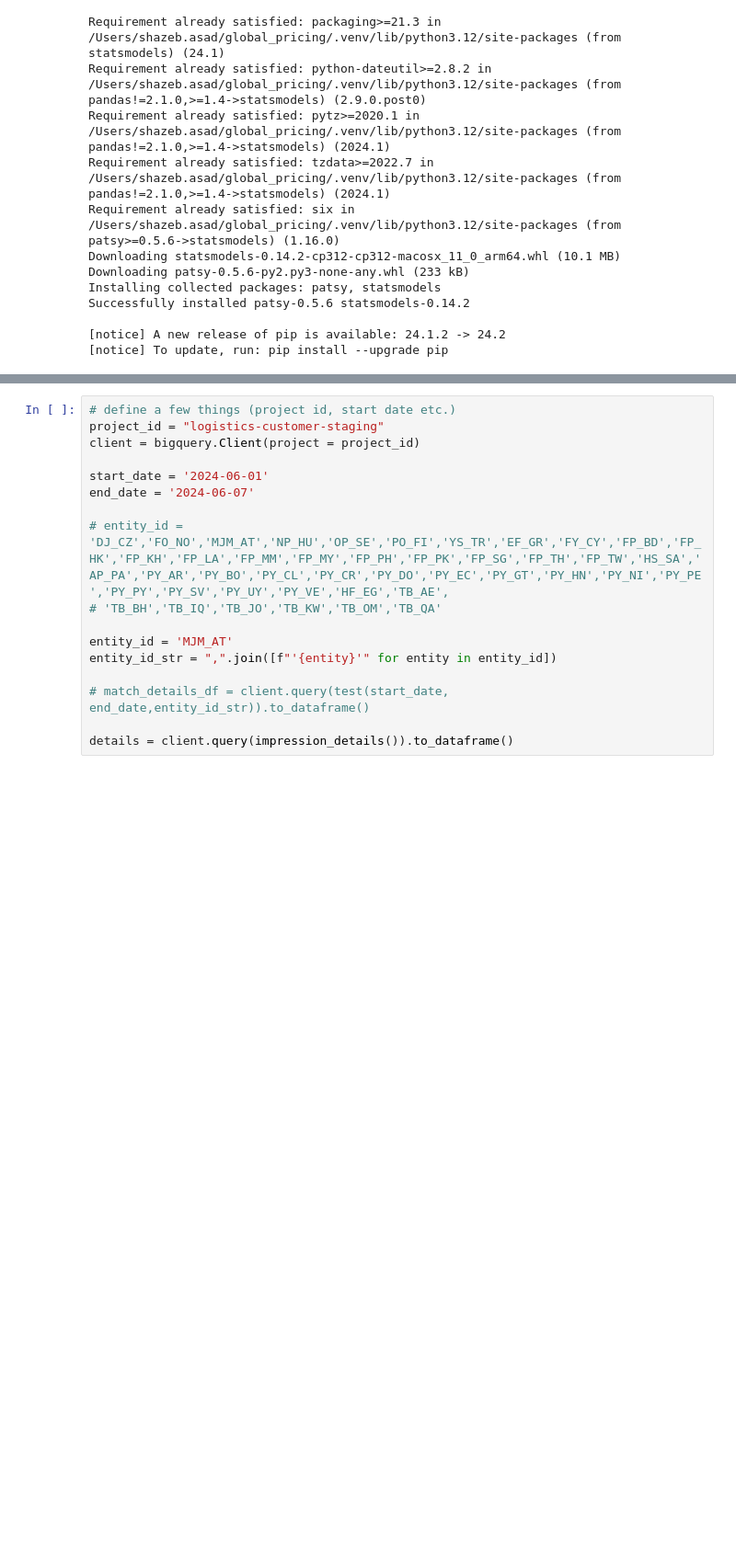
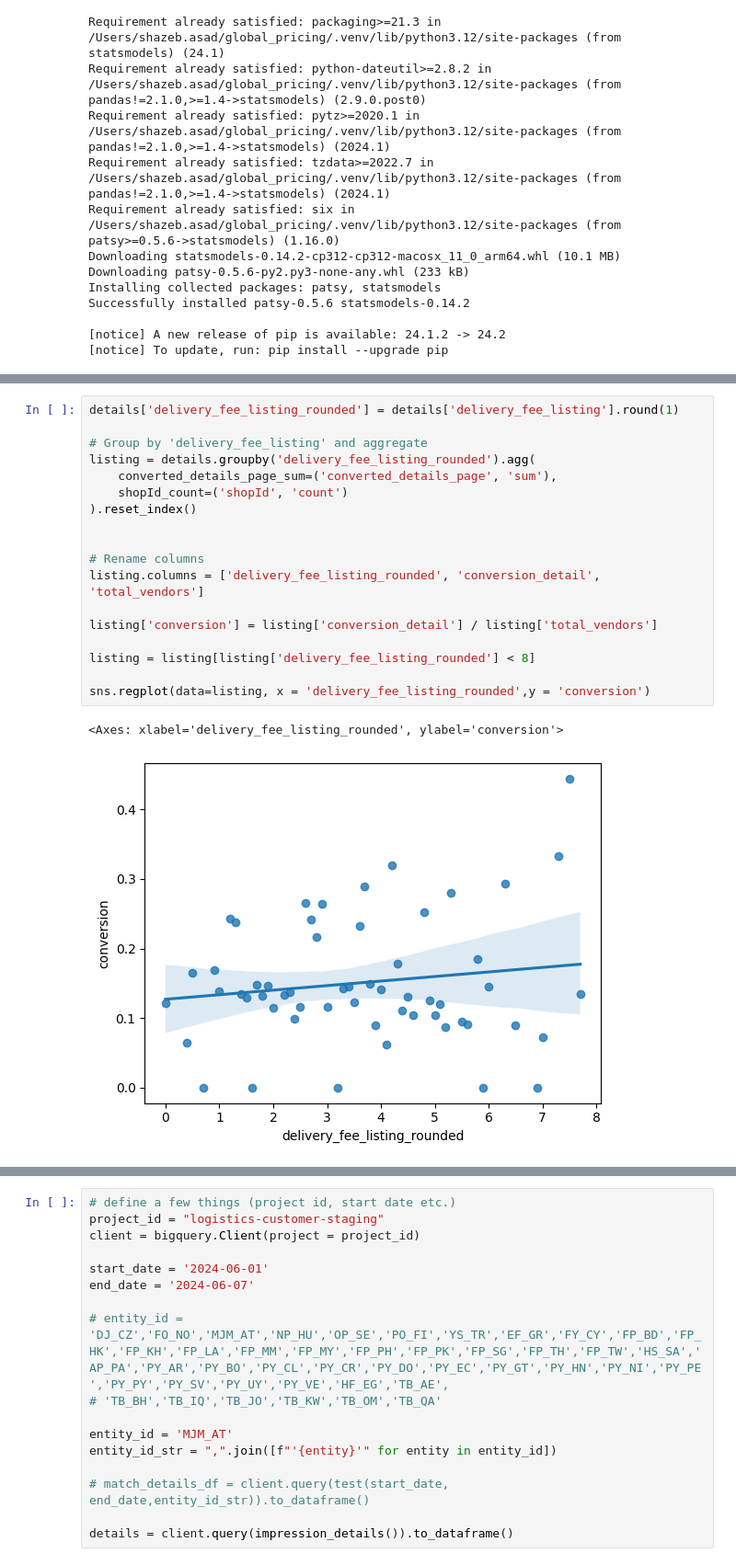
Before and after one commit to shazebasad-dh/https---github.com-deliveryhero-global_pricing, a Jupyter notebook: team/Shazeb/Impressions_data/analysis.ipynb, the cells around one changed output, grey strips where cells are left out. Shown at 92% size. Drawn from its saved outputs; the diff is of its cells as text; blank space fills up the shorter version.

```diff
--- a/team/Shazeb/Impressions_data/analysis.ipynb
+++ b/team/Shazeb/Impressions_data/analysis.ipynb
@@ -210,3 +204,24 @@ def impression_details():
     """
 
     return query
+# %%
+details['delivery_fee_listing_rounded'] = details['delivery_fee_listing'].round(1)
+
+# Group by 'delivery_fee_listing' and aggregate
+listing = details.groupby('delivery_fee_listing_rounded').agg(
+    converted_details_page_sum=('converted_details_page', 'sum'),
+    shopId_count=('shopId', 'count')
+).reset_index()
+
+
+# Rename columns
+listing.columns = ['delivery_fee_listing_rounded', 'conversion_detail', 'total_vendors']
+
+listing['conversion'] = listing['conversion_detail'] / listing['total_vendors']
+
+listing = listing[listing['delivery_fee_listing_rounded'] < 8]
+
+sns.regplot(data=listing, x = 'delivery_fee_listing_rounded',y = 'conversion')
+# %% [output]
+<Axes: xlabel='delivery_fee_listing_rounded', ylabel='conversion'>
+[figure, added]
```
Also changed, not shown: parts of 22 cells of this notebook.
